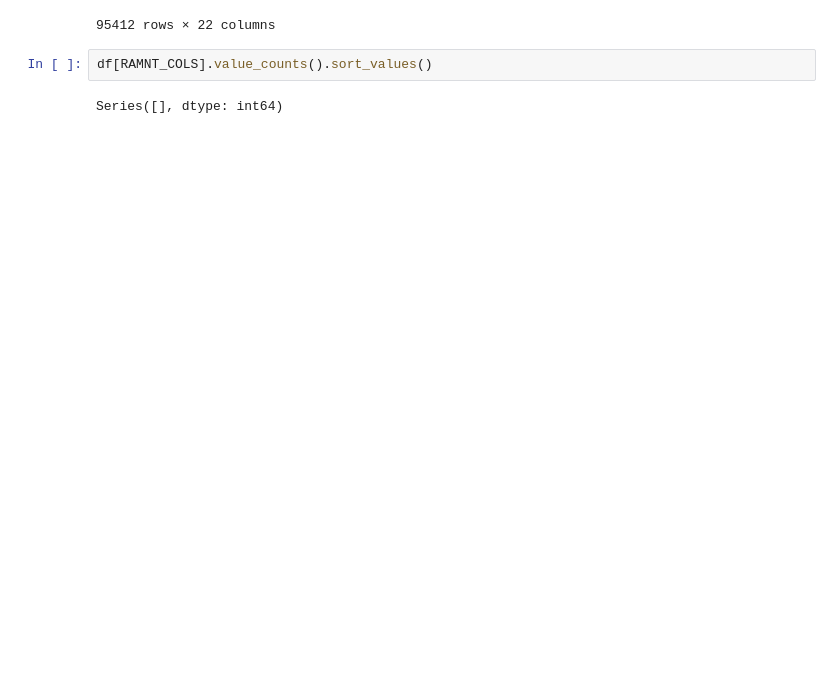
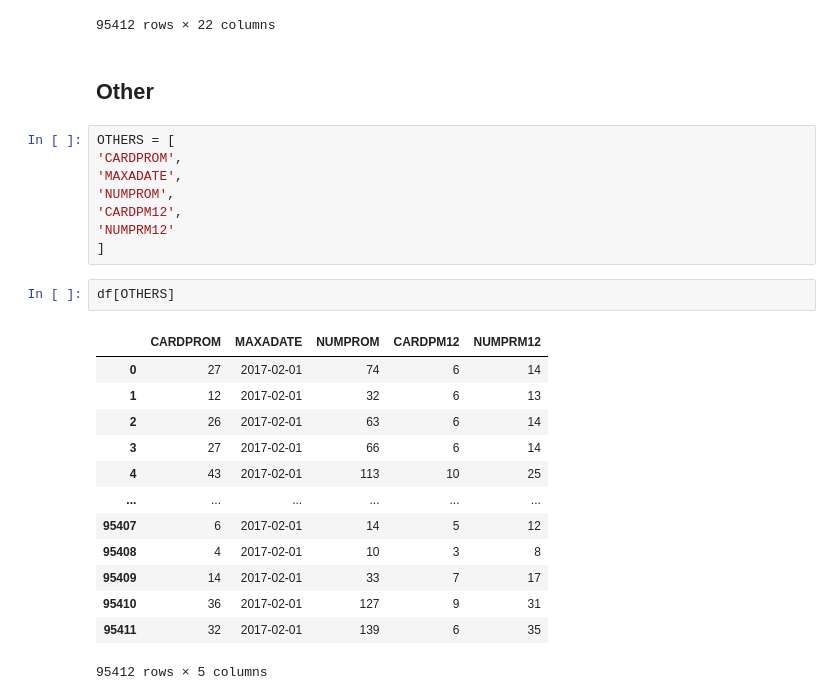
Before and after one commit to FilipeGCoelho/DM, a Jupyter notebook: Notebooks/pva_columns.ipynb, the cells around one changed output. Saved outputs shown, nothing was run; the diff lists cells and outputs as text; blank space fills up the shorter version.

```diff
--- a/Notebooks/pva_columns.ipynb
+++ b/Notebooks/pva_columns.ipynb
@@ -122,7 +124,29 @@ df[RAMNT_COLS]
 | 95410 | NaN | 15.0 | NaN | NaN | NaN | NaN | NaN | 18.0 | 18.0 | NaN | ... | ... |
 | 95411 | NaN | NaN | NaN | NaN | NaN | NaN | NaN | NaN | 200.0 | NaN | ... | ... |
 95412 rows × 22 columns
-# %%
-df[RAMNT_COLS].value_counts().sort_values()
-# %% [output]
-Series([], dtype: int64)
+# %% [markdown]
+## Other
+# %%
+OTHERS = [
+'CARDPROM',
+'MAXADATE',
+'NUMPROM',
+'CARDPM12',
+'NUMPRM12'
+]
+# %%
+df[OTHERS]
+# %% [output]
+|  | CARDPROM | MAXADATE | NUMPROM | CARDPM12 | NUMPRM12 |
+| 0 | 27 | 2017-02-01 | 74 | 6 | 14 |
+| 1 | 12 | 2017-02-01 | 32 | 6 | 13 |
+| 2 | 26 | 2017-02-01 | 63 | 6 | 14 |
+| 3 | 27 | 2017-02-01 | 66 | 6 | 14 |
+| 4 | 43 | 2017-02-01 | 113 | 10 | 25 |
+| ... | ... | ... | ... | ... | ... |
+| 95407 | 6 | 2017-02-01 | 14 | 5 | 12 |
+| 95408 | 4 | 2017-02-01 | 10 | 3 | 8 |
+| 95409 | 14 | 2017-02-01 | 33 | 7 | 17 |
+| 95410 | 36 | 2017-02-01 | 127 | 9 | 31 |
+| 95411 | 32 | 2017-02-01 | 139 | 6 | 35 |
+95412 rows × 5 columns
```
Also changed, not shown: parts of 5 cells of this notebook.
